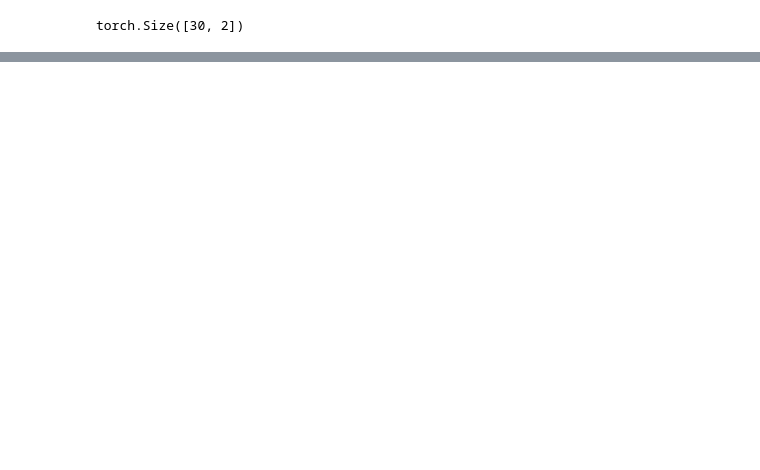
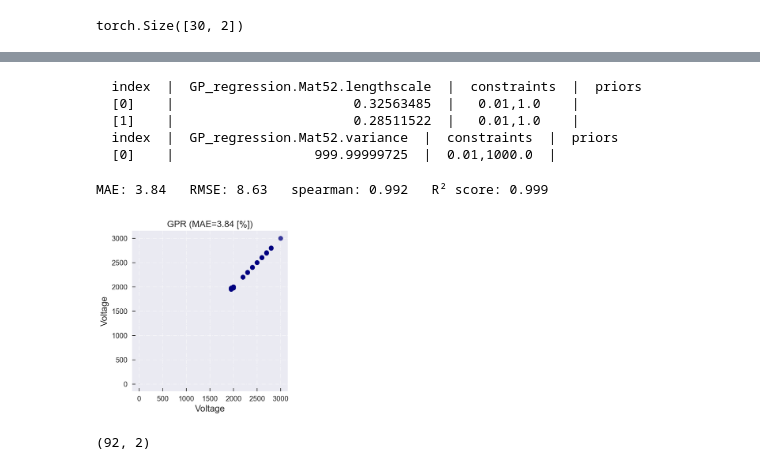
Before and after one commit to vtjong/Bayesian-Optimization-Ferroelectrics, a Jupyter notebook: src/ferro-gp guineapig.ipynb, the cells around one changed output, grey strips where cells are left out. Cells and saved outputs as stored; diff of their text form; code cells hidden in the pictures; blank space fills up the shorter version.

Commit message:
post-processing scipy.optimize gp func

```diff
--- a/src/ferro-gp guineapig.ipynb
+++ b/src/ferro-gp guineapig.ipynb
@@ -480,0 +514,8 @@ You have passed data through a FixedNoiseGaussianLikelihood that did not match t
+# %%
+dir = "/Users/valenetjong/Bayesian-Optimization-Ferroelectrics/data/"
+file = "MKS_Ophir_joulemeter_readings.xlsx"
+df = pd.read_excel(dir+file, sheet_name="Sheet2").dropna() # read and drop NaN values
+print(df)
+time_bol_dat = df['Pulse width'].values
+energy_den_bol_dat = df['optical read (J/cm^2)'].values
+volts_bol_dat = df['Voltage Setting'].values
@@ -480,0 +569,7 @@ You have passed data through a FixedNoiseGaussianLikelihood that did not match t
+# %%
+def grid_maker_1D(arr, step_size):
+    return np.arange(arr.min(), arr.max()+step_size*0.1,step_size)
+
+# make GP grid
+# 500us is min scale for time, 0.01 is min delta energy density
+var_array = [grid_maker_1D(time_bol_dat, 500), grid_maker_1D(energy_den_bol_dat, 0.01)]
@@ -480,0 +647,62 @@ You have passed data through a FixedNoiseGaussianLikelihood that did not match t
+# %%
+model_gpy.optimize_restarts(num_restarts=30, verbose =False, messages=False) # fit to training data, select best hyperparameters out of num_restarts
+objective_model = GPyModelWrapper(model_gpy)
+print(objective_model.model.kern.lengthscale)
+print(objective_model.model.kern.variance)
+# %% [output]
+  index  |  GP_regression.Mat52.lengthscale  |  constraints  |  priors
+  [0]    |                       0.32563485  |   0.01,1.0    |
+  [1]    |                       0.28511522  |   0.01,1.0    |
+  index  |  GP_regression.Mat52.variance  |  constraints  |  priors
+  [0]    |                  999.99999725  |  0.01,1000.0  |
+# %%
+# get GP predictions on training set
+f_obj =  objective_model.model.predict
+y_pred, y_uncer = f_obj(X)
+y_pred = -y_pred[:,-1]  # get back non-neg outputs and get array out of embedding
+y_uncer = np.sqrt(y_uncer[:,-1])
+
+from sklearn.metrics import mean_squared_error, mean_absolute_error,r2_score
+from scipy.stats import spearmanr
+import matplotlib.pyplot as plt
+
+# plot predictions against experimental data
+fig, axes = plt.subplots(1, 3, figsize=(5.5*3, 4.5))
+fs = 14
+lims1 = (0, 5)
+axes[0].scatter(Y[:,-1], y_pred, alpha = 0.5, c = 'navy' , edgecolor = 'navy')
+axes[0].errorbar(Y[:,-1], y_pred, yerr = y_uncer, ms = 0,
+                 ls = '', capsize = 2, alpha = 0.6,
+                 color = 'gray', zorder = 0)
+axes[0].plot(lims1, lims1, 'k--', alpha=0.75, zorder=0)
+rmse_value = np.sqrt(mean_squared_error(Y[:,-1], y_pred))
+mae_value = mean_absolute_error(Y[:,-1], y_pred)
+spearman_value = spearmanr(Y[:,-1], y_pred)[0]
+rsquared_value = r2_score(Y[:,-1], y_pred)
+
+print('MAE:',np.round(mae_value,2), ' ',
+      'RMSE:', np.round(rmse_value,2), ' ',
+      'spearman:', np.round(spearman_value,3), ' ',
+      'R² score:', np.round(rsquared_value,3))
+
+title = 'GPR' + " (MAE=%.2f" % mae_value+' [%])'
+axes[0].set_xlabel('Voltage', fontsize = fs)
+axes[0].set_ylabel('Voltage', fontsize = fs)
+axes[0].set_title(title, fontsize = fs)
+
+for i in range(len(axes)):
+    axes[i].tick_params(direction='in', length=5, width=1, labelsize = fs*.8, grid_alpha = 0.5)
+    axes[i].grid(True, linestyle='-.')
+plt.subplots_adjust(wspace = 0.4)
+
+axes[1].axis("off")
+axes[2].axis("off")
+
+plt.show()
+# %% [output]
+MAE: 3.84   RMSE: 8.63   spearman: 0.992   R² score: 0.999
+[figure, added]
+# %%
+print(X.shape)
+# %% [output]
+(92, 2)
```
Also changed, not shown: parts of 19 cells of this notebook, 9 other files.
